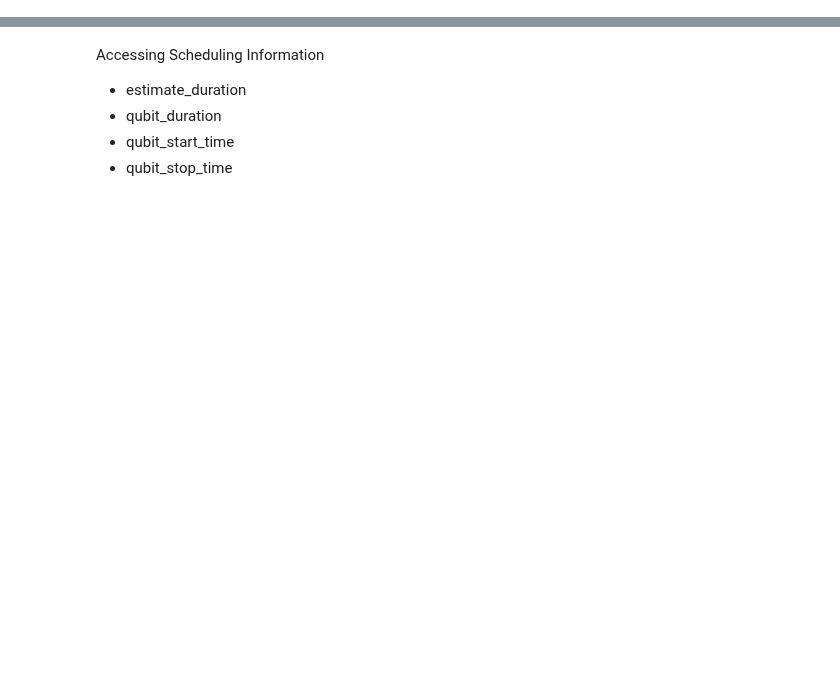
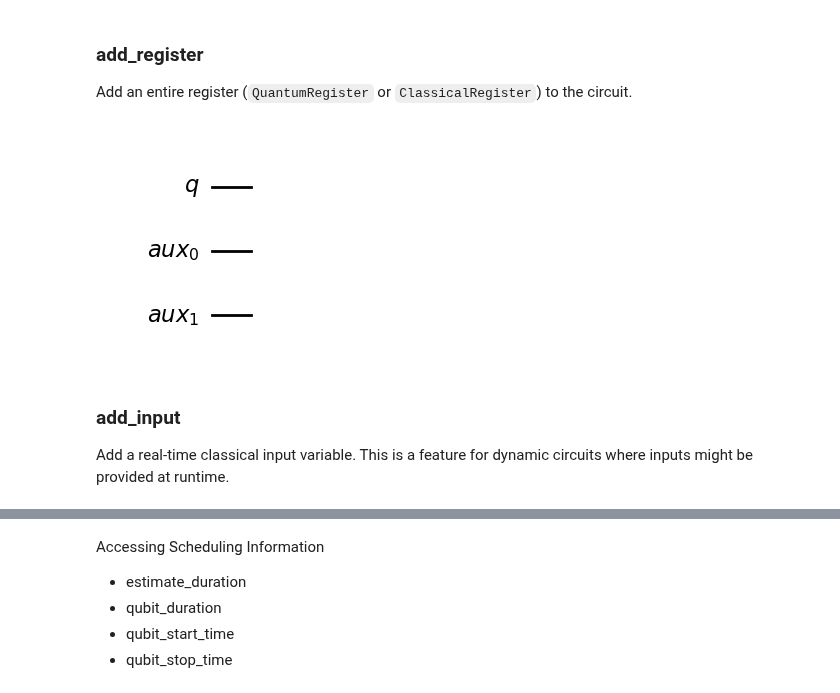
Before and after one commit to kibrahim757/qiskit_certification_examples, a Jupyter notebook: Section_1_Perform_Quantum_Operations/2_4_Circuit_Mechanics.ipynb, the cells around one changed output, grey strips where cells are left out. Cells and saved outputs as stored; diff of their text form; code cells hidden in the pictures; blank space fills up the shorter version.

```diff
--- a/Section_1_Perform_Quantum_Operations/2_4_Circuit_Mechanics.ipynb
+++ b/Section_1_Perform_Quantum_Operations/2_4_Circuit_Mechanics.ipynb
@@ -89,0 +165,16 @@ my_var = qc.add_var("my_var", False)
+# %% [markdown]
+### add_register
+
+Add an entire register (`QuantumRegister` or `ClassicalRegister`) to the circuit.
+# %%
+from qiskit import QuantumRegister
+qc = QuantumCircuit(1)
+qr = QuantumRegister(2, 'aux')
+qc.add_register(qr)
+qc.draw('mpl')
+# %% [output]
+[figure, added]
+# %% [markdown]
+### add_input
+
+Add a real-time classical input variable. This is a feature for dynamic circuits where inputs might be provided at runtime.
```
Also changed, not shown: parts of 90 cells of this notebook.
